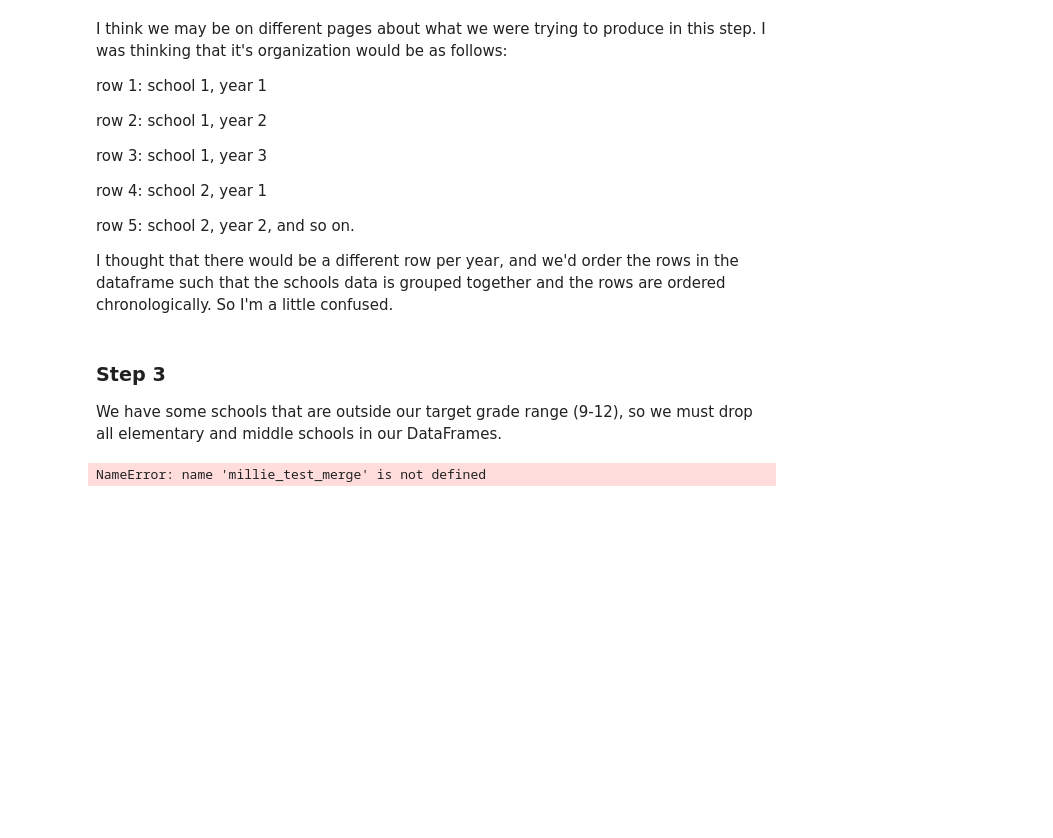
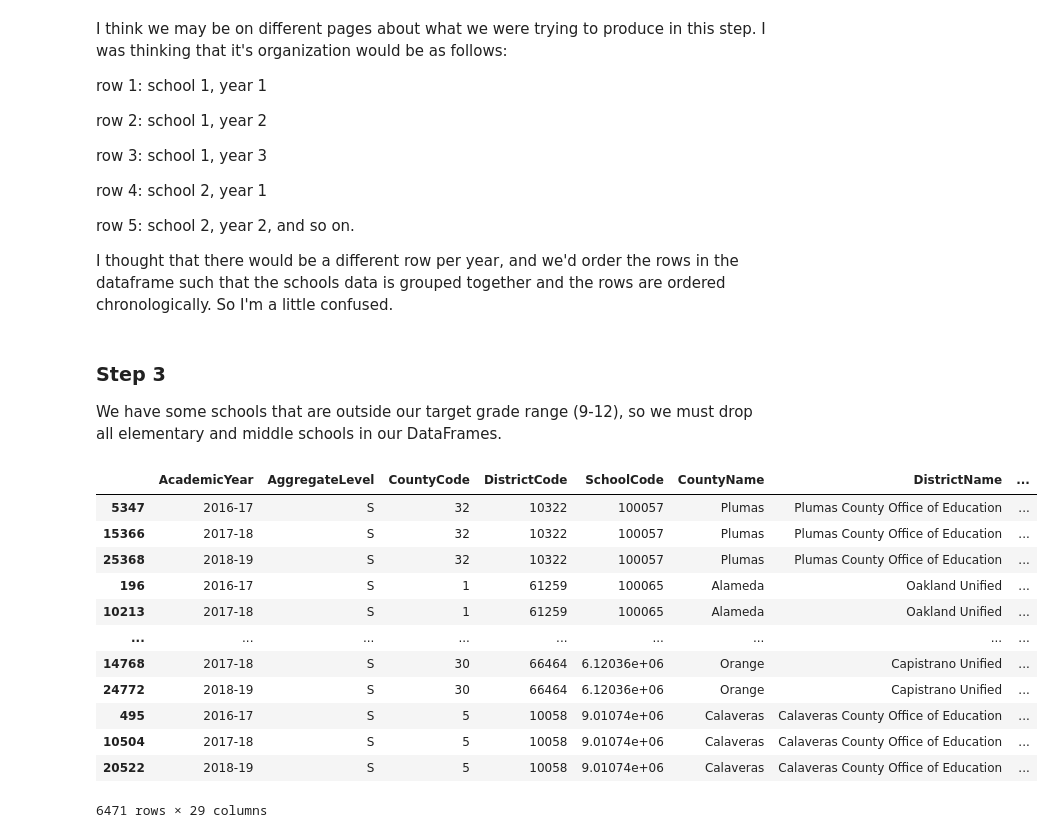
Before and after one commit to npcrites/california-school-analysis, a Jupyter notebook: Absenteeism-Preprocessing.ipynb, the cells around one changed output. Saved outputs shown, nothing was run; the diff lists cells and outputs as text; code cells hidden in the pictures; blank space fills up the shorter version.

```diff
--- a/Preprocessing.ipynb
+++ b/Absenteeism-Preprocessing.ipynb
@@ -188,14 +188,14 @@ def drop_little_ones(df, df_21schools):
         #CDS code is a code that concatenates county, district, and school code. As per the
         #CA Department of Education's documentation, the school code is the last 7 characters
         #of this code
-        school_codes.append(int(str(df_21schools["CDSCode"][i])[-7:]))
+        school_codes.append(int(str(df_21schools["CDSCode"][df_21schools.index[i]])[-7:]))
     df_21schools["SchoolCode"] = school_codes #insert a new column "SchoolCode"
 
     #generate zip of pairs of the format (row_index, school_code) for each row in df_21schools
     #sort these pairs by school code
     index_key = sorted(zip(df_21schools.index, df_21schools["SchoolCode"]), key=lambda x: x[1])
     sorted_indices = [item[0] for item in index_key]
-    df_21schools = df_21schools.iloc[sorted_indices]
+    df_21schools = df_21schools.loc[sorted_indices]
 
     #since school codes are sorted, all rows with school code = 0 will be dropped with this
     #block of code
@@ -222,9 +222,23 @@ def drop_little_ones(df, df_21schools):
     df = df.drop(little_schools,axis=0)
     return df
 # %%
-final_df = drop_little_ones(millie_test_merge, df_21schools)
+final_df = drop_little_ones(merged_df, df_21schools)
-# %% [output]
-NameError: name 'millie_test_merge' is not defined
+# %%
+final_df
+# %% [output]
+|  | AcademicYear | AggregateLevel | CountyCode | DistrictCode | SchoolCode | CountyName | DistrictName | ... |
+| 5347 | 2016-17 | S | 32 | 10322 | 100057 | Plumas | Plumas County Office of Education | ... |
+| 15366 | 2017-18 | S | 32 | 10322 | 100057 | Plumas | Plumas County Office of Education | ... |
+| 25368 | 2018-19 | S | 32 | 10322 | 100057 | Plumas | Plumas County Office of Education | ... |
+| 196 | 2016-17 | S | 1 | 61259 | 100065 | Alameda | Oakland Unified | ... |
+| 10213 | 2017-18 | S | 1 | 61259 | 100065 | Alameda | Oakland Unified | ... |
+| ... | ... | ... | ... | ... | ... | ... | ... | ... |
+| 14768 | 2017-18 | S | 30 | 66464 | 6.12036e+06 | Orange | Capistrano Unified | ... |
+| 24772 | 2018-19 | S | 30 | 66464 | 6.12036e+06 | Orange | Capistrano Unified | ... |
+| 495 | 2016-17 | S | 5 | 10058 | 9.01074e+06 | Calaveras | Calaveras County Office of Education | ... |
+| 10504 | 2017-18 | S | 5 | 10058 | 9.01074e+06 | Calaveras | Calaveras County Office of Education | ... |
+| 20522 | 2018-19 | S | 5 | 10058 | 9.01074e+06 | Calaveras | Calaveras County Office of Education | ... |
+6471 rows × 29 columns
 # %%
 #copy final dataframe and save preprocessed data to .csv
 final_df1 = final_df.copy(deep=True)
```
Also changed, not shown: parts of 1 cell of this notebook, 2 other files.
